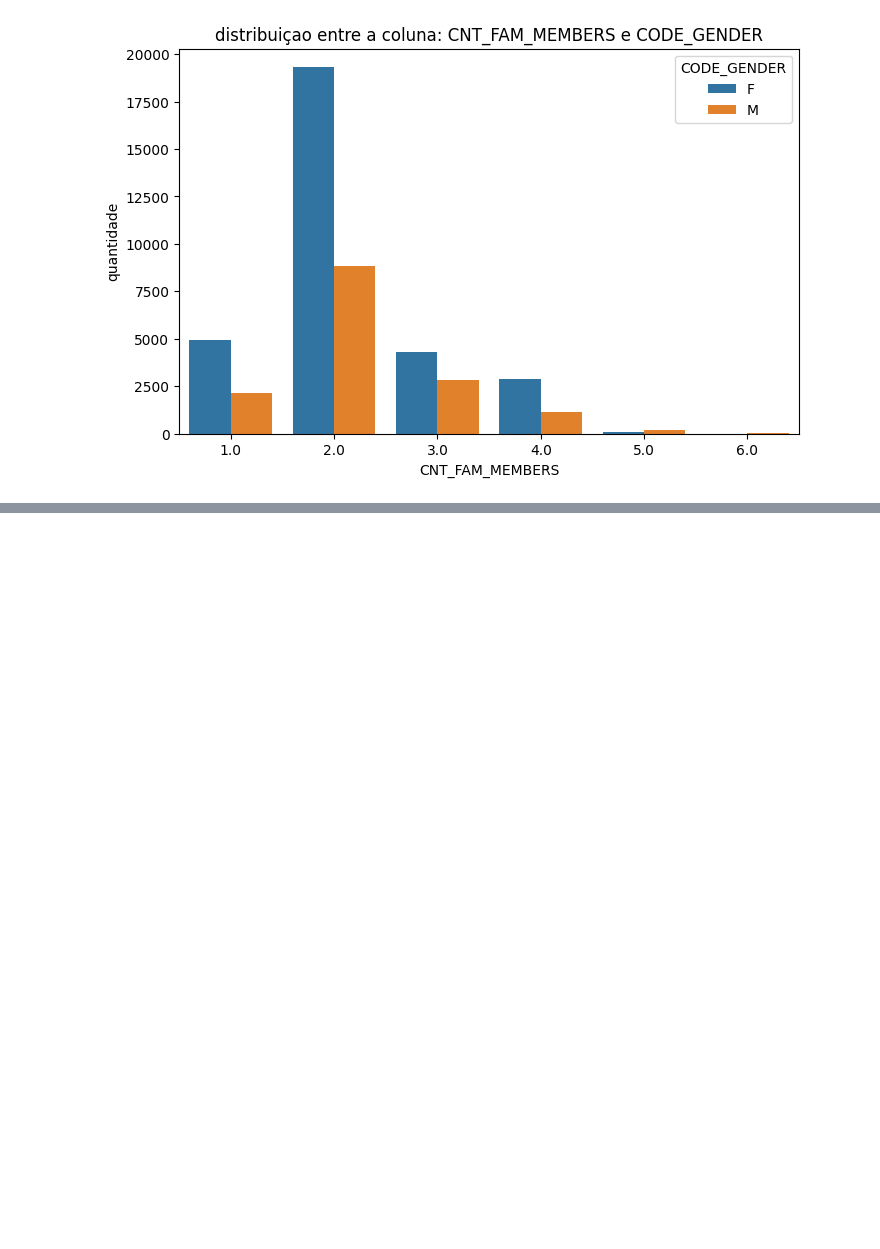
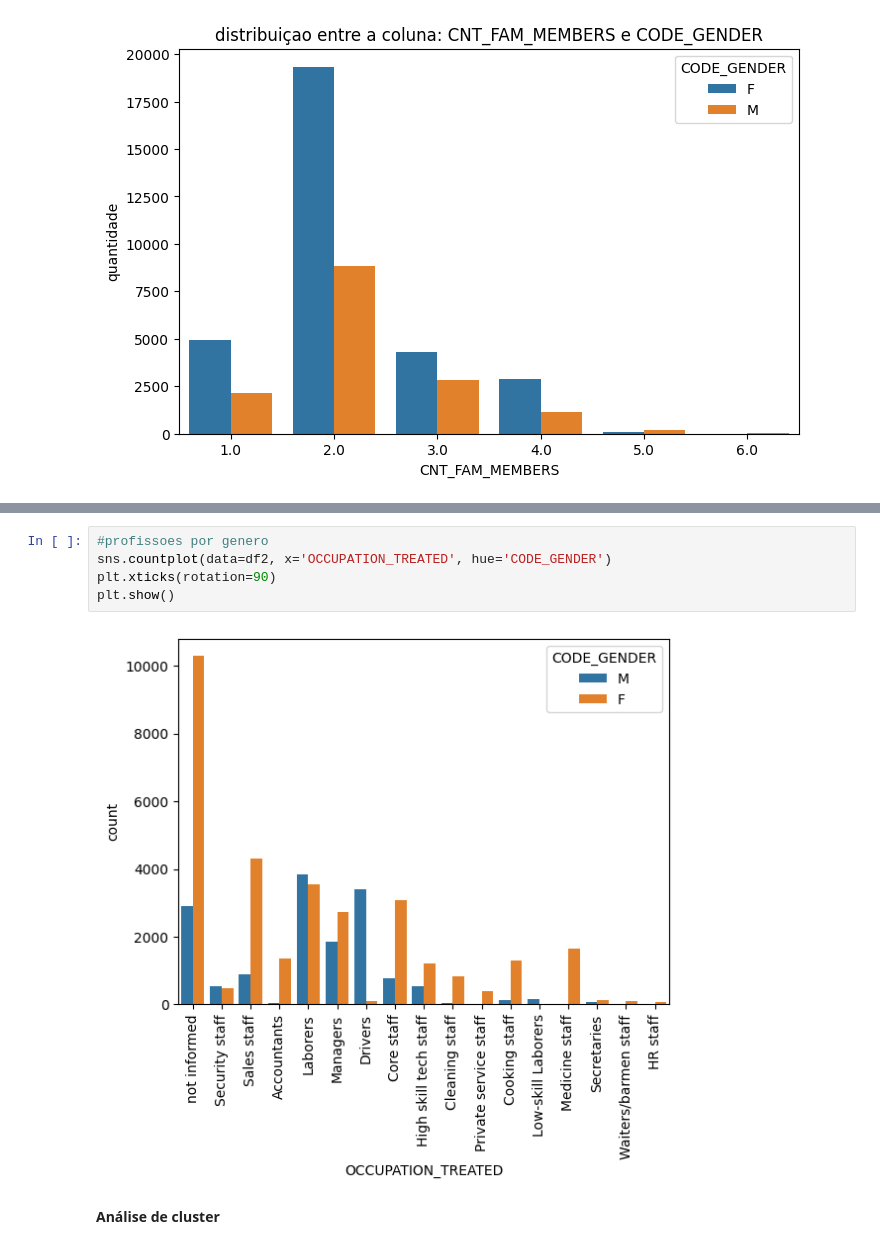
Before and after one commit to WesleySouza13/Projeto-Risco-de-Cr-dito-, a Jupyter notebook: notebooks/notebook.ipynb, the cells around one changed output, grey strips where cells are left out. Cells and saved outputs as stored; diff of their text form; blank space fills up the shorter version.

```diff
--- a/notebooks/notebook.ipynb
+++ b/notebooks/notebook.ipynb
@@ -244,0 +277,9 @@ for i, gender in enumerate(selec_columns):
+# %%
+#profissoes por genero
+sns.countplot(data=df2, x='OCCUPATION_TREATED', hue='CODE_GENDER')
+plt.xticks(rotation=90)
+plt.show()
+# %% [output]
+[figure, added]
+# %% [markdown]
+**Análise de cluster**
```
Also changed, not shown: parts of 17 cells of this notebook, 1 other file.
